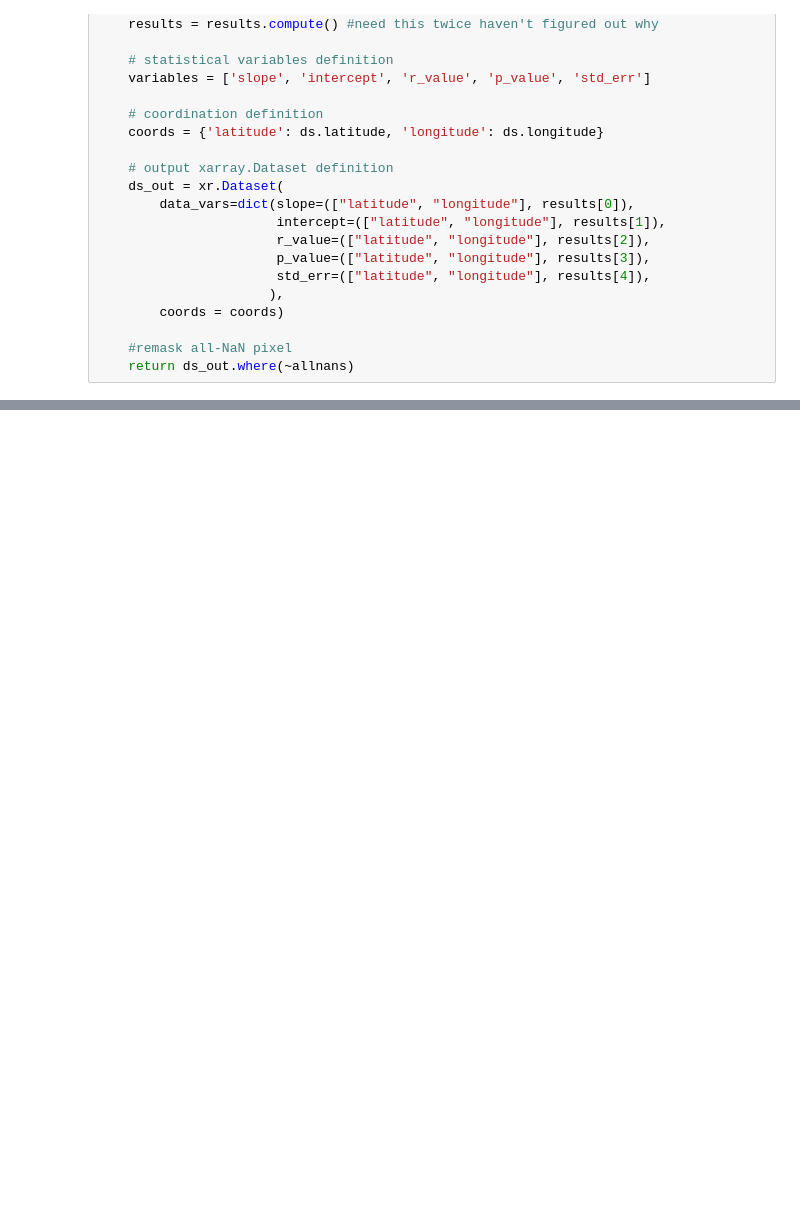
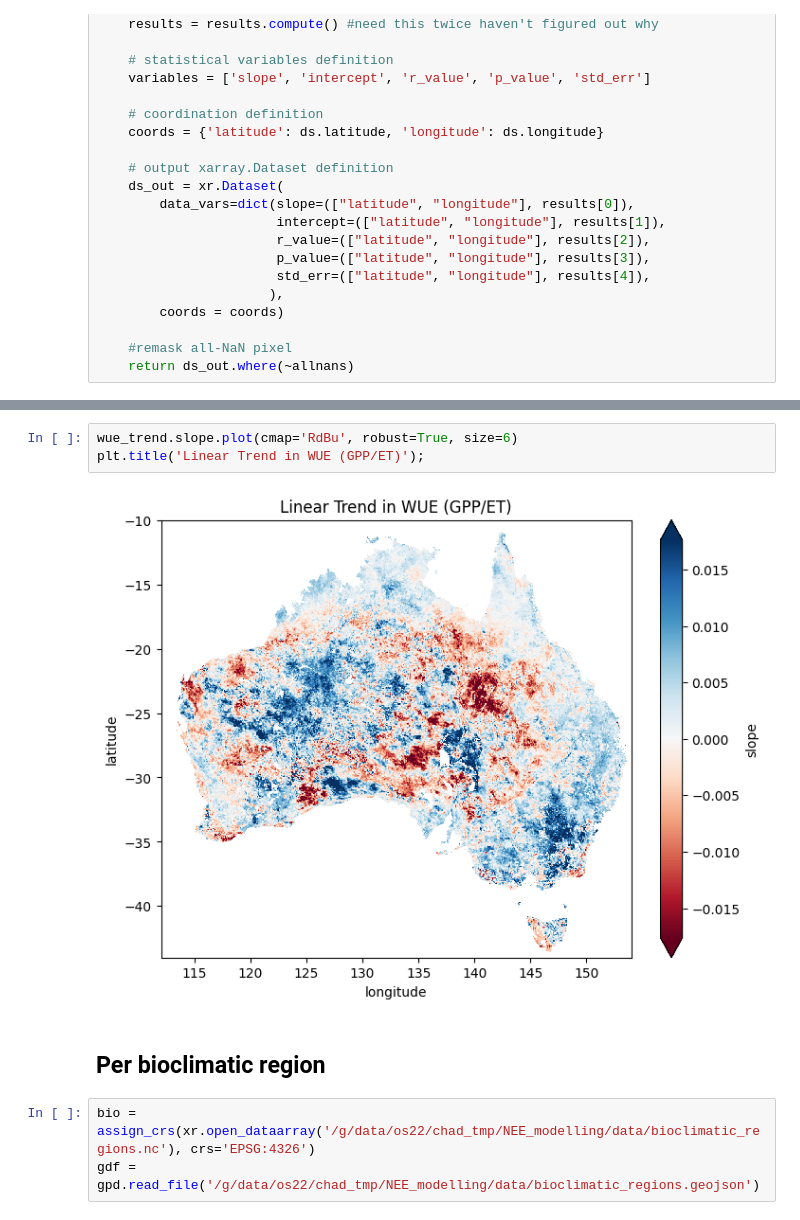
Before and after one commit to cbur24/climate-carbon-interactions, a Jupyter notebook: Explore_climate_extremes.ipynb, the cells around one changed output, grey strips where cells are left out. Saved outputs shown, nothing was run; the diff lists cells and outputs as text; blank space fills up the shorter version.

```diff
--- a/Explore_climate_extremes.ipynb
+++ b/Explore_climate_extremes.ipynb
@@ -253,0 +260,10 @@ plt.savefig('/g/data/os22/chad_tmp/climate-carbon-interactions/results/figs/line
+# %%
+wue_trend.slope.plot(cmap='RdBu', robust=True, size=6)
+plt.title('Linear Trend in WUE (GPP/ET)');
+# %% [output]
+[figure, added]
+# %% [markdown]
+## Per bioclimatic region
+# %%
+bio = assign_crs(xr.open_dataarray('/g/data/os22/chad_tmp/NEE_modelling/data/bioclimatic_regions.nc'), crs='EPSG:4326')
+gdf = gpd.read_file('/g/data/os22/chad_tmp/NEE_modelling/data/bioclimatic_regions.geojson')
```
Also changed, not shown: parts of 20 cells of this notebook, 2 other files.
